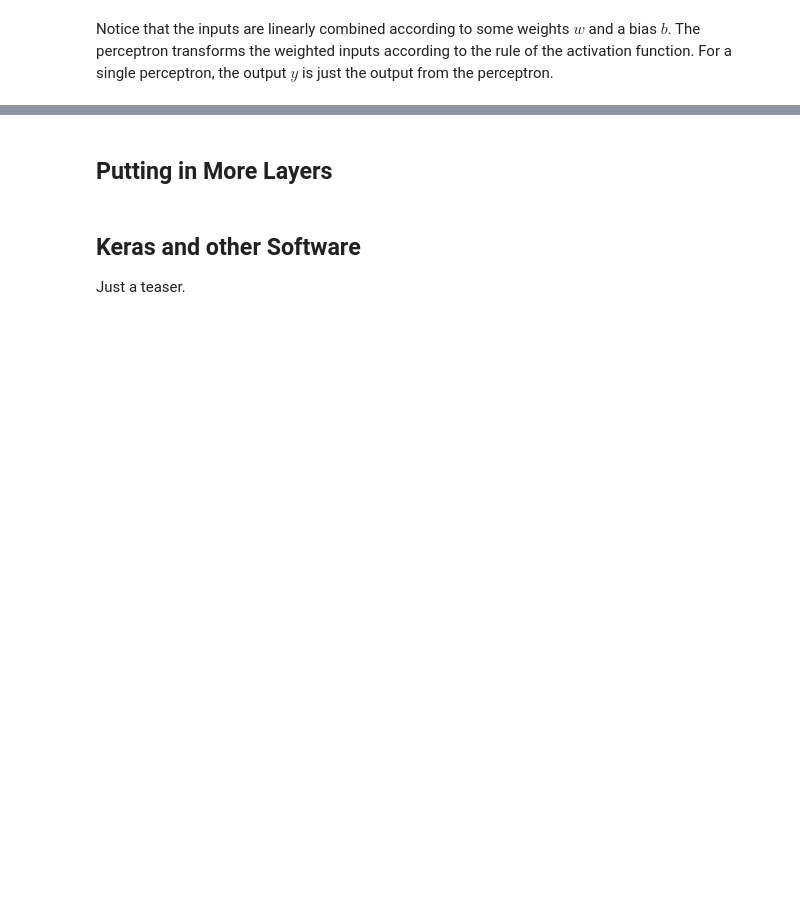
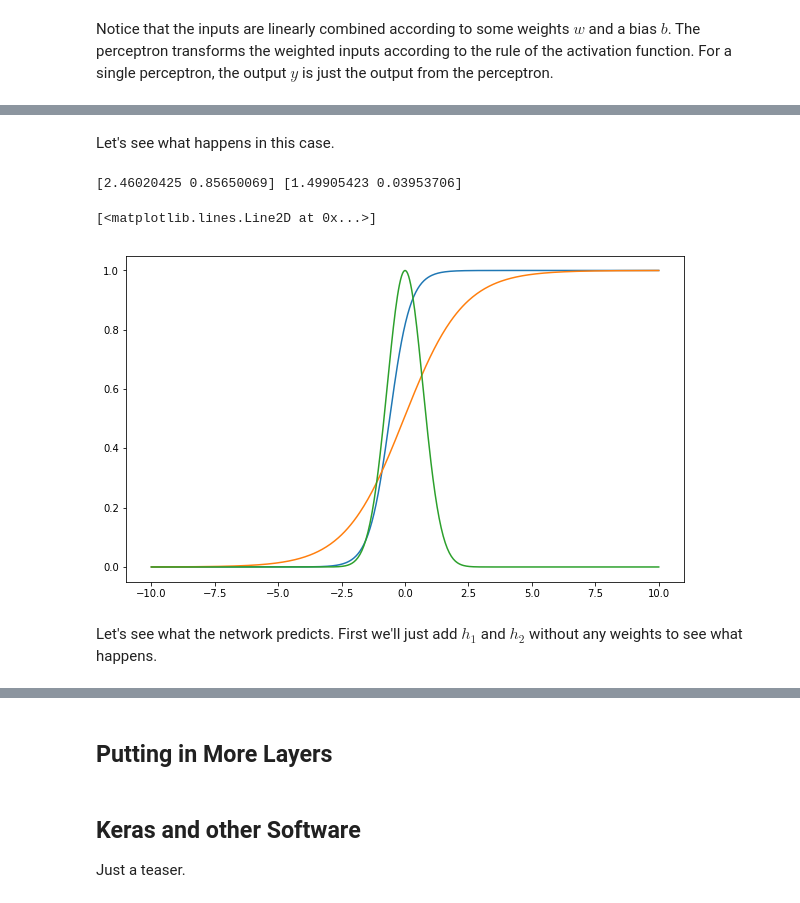
Before and after one commit to pavlosprotopapas/dswcc_fall_2018, a Jupyter notebook: labs/Lab1/Lab1.ipynb, the cells around one changed output, grey strips where cells are left out. Saved outputs shown, nothing was run; the diff lists cells and outputs as text; code cells hidden in the pictures; blank space fills up the shorter version.

```diff
--- a/labs/Lab1/Lab1.ipynb
+++ b/labs/Lab1/Lab1.ipynb
@@ -78,0 +143,31 @@ Do the same thing as above, but now change the weights and assess the impact
+# %% [markdown]
+Let's see what happens in this case.
+# %%
+x = np.linspace(-10.0, 10.0, 500) # input points
+y = np.exp(-x*x) # data
+
+w = np.random.uniform(-3.0, 3.0, 2) # Random weights from uniform distribution
+b = np.random.uniform(-3.0, 3.0, 2) # Random bias
+
+print(w, b)
+
+# Affine transformations
+z1 = w[0] * x + b[0]
+z2 = w[1] * x + b[1]
+
+# Node outputs
+h1 = 1.0 / (1.0 + np.exp(-z1))
+h2 = 1.0 / (1.0 + np.exp(-z2))
+# %% [output]
+[2.46020425 0.85650069] [1.49905423 0.03953706]
+# %%
+fig, ax = plt.subplots(1,1, figsize=(10,6))
+
+ax.plot(x, h1)
+ax.plot(x, h2)
+ax.plot(x, y)
+# %% [output]
+[<matplotlib.lines.Line2D at 0x...>]
+[figure, added]
+# %% [markdown]
+Let's see what the network predicts.  First we'll just add $h_{1}$ and $h_{2}$ without any weights to see what happens.
```
Also changed, not shown: parts of 32 cells of this notebook.
